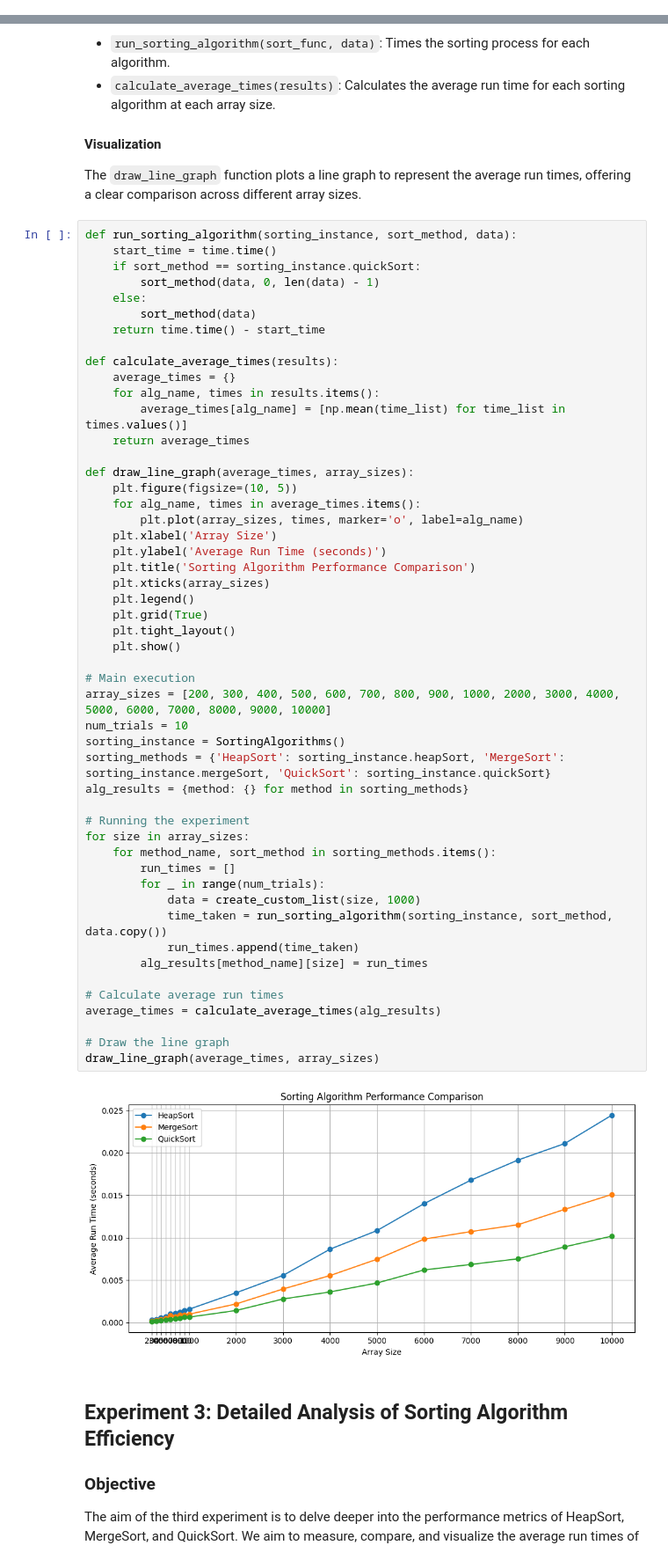
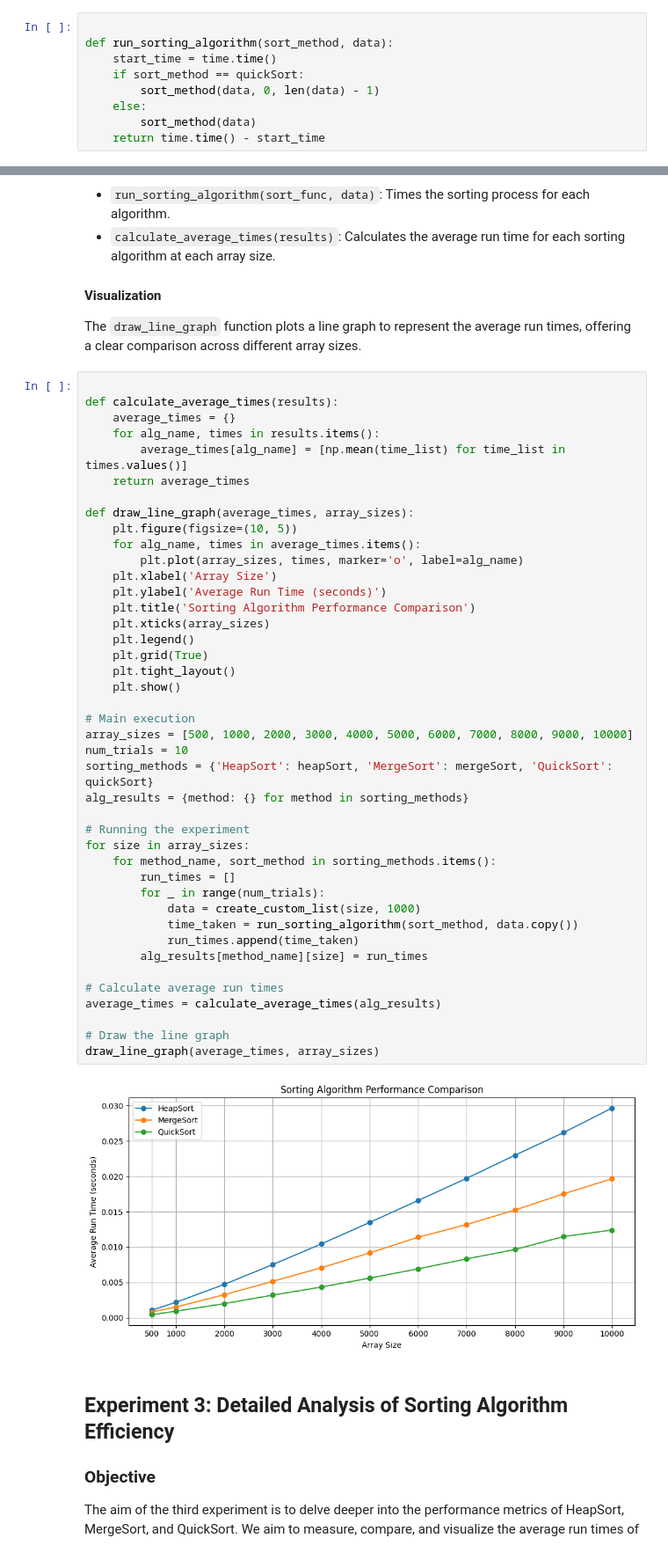
Before and after one commit to scythemenace/CS2XC3_algorithms_research, a Jupyter notebook: Lab 2/Lab_II.ipynb, the cells around one changed output, grey strips where cells are left out. Shown at 88% size. Saved outputs shown, nothing was run; the diff lists cells and outputs as text.

```diff
--- a/Lab 2/Lab_II.ipynb
+++ b/Lab 2/Lab_II.ipynb
@@ -1078,4 +1066,13 @@ def experiment(sort_func, size, num_trials):
 
 if __name__ == "__main__":
     # (Main experiment loop)
+# %%
+
+def run_sorting_algorithm(sort_method, data):
+    start_time = time.time()
+    if sort_method == quickSort:
+        sort_method(data, 0, len(data) - 1)
+    else:
+        sort_method(data)
+    return time.time() - start_time
 # %%
@@ -1175,13 +1155,6 @@ Using similar array sizes and trial counts, we measure the execution time for ea
 #### Visualization
 The `draw_line_graph` function plots a line graph to represent the average run times, offering a clear comparison across different array sizes.
 # %%
-def run_sorting_algorithm(sorting_instance, sort_method, data):
-    start_time = time.time()
-    if sort_method == sorting_instance.quickSort:
-        sort_method(data, 0, len(data) - 1)
-    else:
-        sort_method(data)
-    return time.time() - start_time
 
 def calculate_average_times(results):
     average_times = {}
@@ -1194,38 +1167,37 @@ def draw_line_graph(average_times, array_sizes):
     for alg_name, times in average_times.items():
         plt.plot(array_sizes, times, marker='o', label=alg_name)
     plt.xlabel('Array Size')
     plt.ylabel('Average Run Time (seconds)')
     plt.title('Sorting Algorithm Performance Comparison')
     plt.xticks(array_sizes)
     plt.legend()
     plt.grid(True)
     plt.tight_layout()
     plt.show()
 
 # Main execution
-array_sizes = [200, 300, 400, 500, 600, 700, 800, 900, 1000, 2000, 3000, 4000, 5000, 6000, 7000, 8000, 9000, 10000]
+array_sizes = [500, 1000, 2000, 3000, 4000, 5000, 6000, 7000, 8000, 9000, 10000]
 num_trials = 10
-sorting_instance = SortingAlgorithms()
-sorting_methods = {'HeapSort': sorting_instance.heapSort, 'MergeSort': sorting_instance.mergeSort, 'QuickSort': sorting_instance.quickSort}
+sorting_methods = {'HeapSort': heapSort, 'MergeSort': mergeSort, 'QuickSort': quickSort}
 alg_results = {method: {} for method in sorting_methods}
 
 # Running the experiment
 for size in array_sizes:
     for method_name, sort_method in sorting_methods.items():
         run_times = []
         for _ in range(num_trials):
             data = create_custom_list(size, 1000)
-            time_taken = run_sorting_algorithm(sorting_instance, sort_method, data.copy())
+            time_taken = run_sorting_algorithm(sort_method, data.copy())
             run_times.append(time_taken)
         alg_results[method_name][size] = run_times
 
 # Calculate average run times
 average_times = calculate_average_times(alg_results)
 
 # Draw the line graph
 draw_line_graph(average_times, array_sizes)
 # %% [output]
-[figure, old version]
+[figure, new version]
 # %% [markdown]
 ## Experiment 3: Detailed Analysis of Sorting Algorithm Efficiency
 
```
Also changed, not shown: parts of 32 cells of this notebook, 1 other file.
